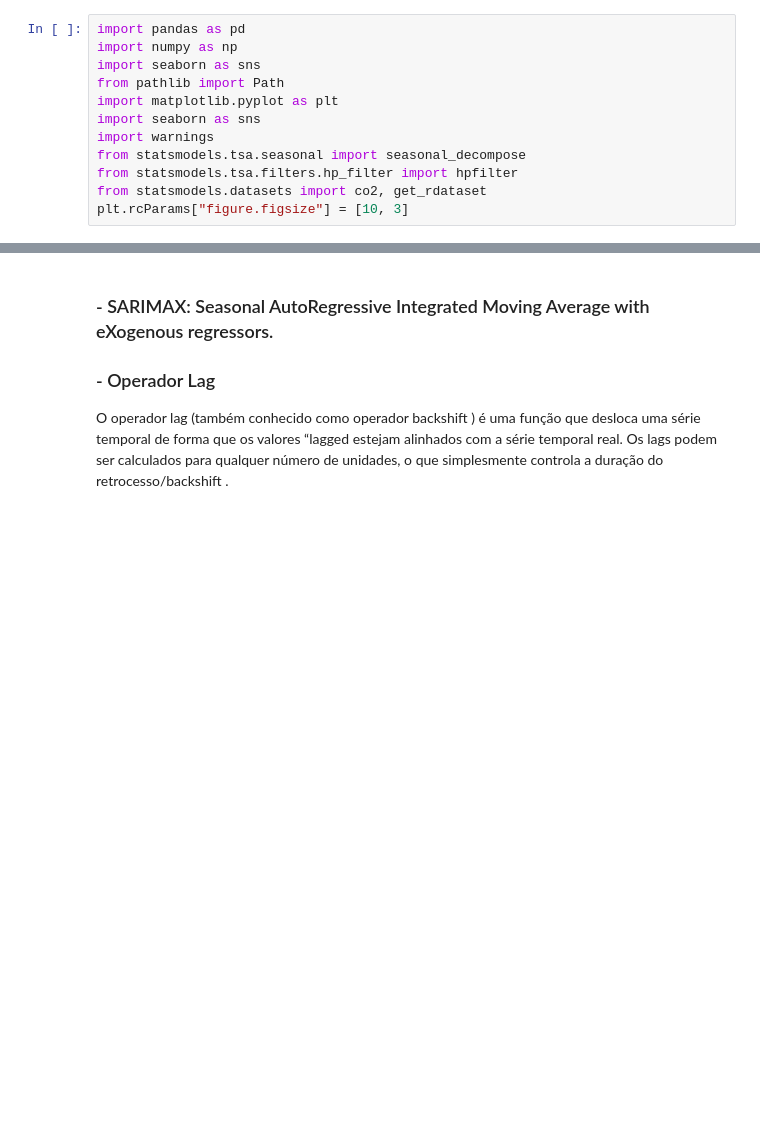
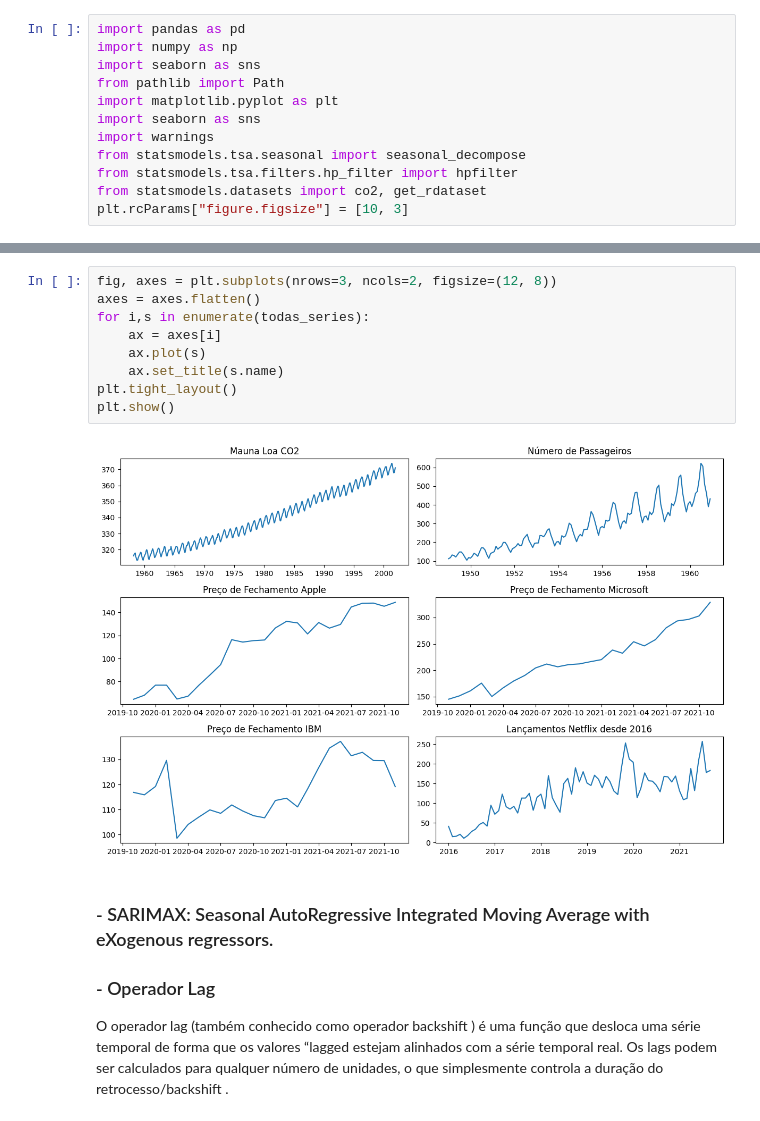
Before and after one commit to danielrferreira/classes, a Jupyter notebook: ASN/Séries Temporais/preparacao/Aula 4.ipynb, the cells around one changed output, grey strips where cells are left out. Cells and saved outputs as stored; diff of their text form; blank space fills up the shorter version.

```diff
--- a/ASN/Séries Temporais/preparacao/Aula 4.ipynb
+++ b/ASN/Séries Temporais/preparacao/Aula 4.ipynb
@@ -66,3 +54,14 @@ for s in todas_series:
+# %%
+fig, axes = plt.subplots(nrows=3, ncols=2, figsize=(12, 8))
+axes = axes.flatten()
+for i,s in enumerate(todas_series):
+    ax = axes[i]
+    ax.plot(s)
+    ax.set_title(s.name)
+plt.tight_layout()
+plt.show()
+# %% [output]
+[figure, added]
 # %% [markdown]
 ### - SARIMAX: Seasonal AutoRegressive Integrated Moving Average with eXogenous regressors.
 ### - Operador Lag
```
Also changed, not shown: parts of 16 cells of this notebook.
